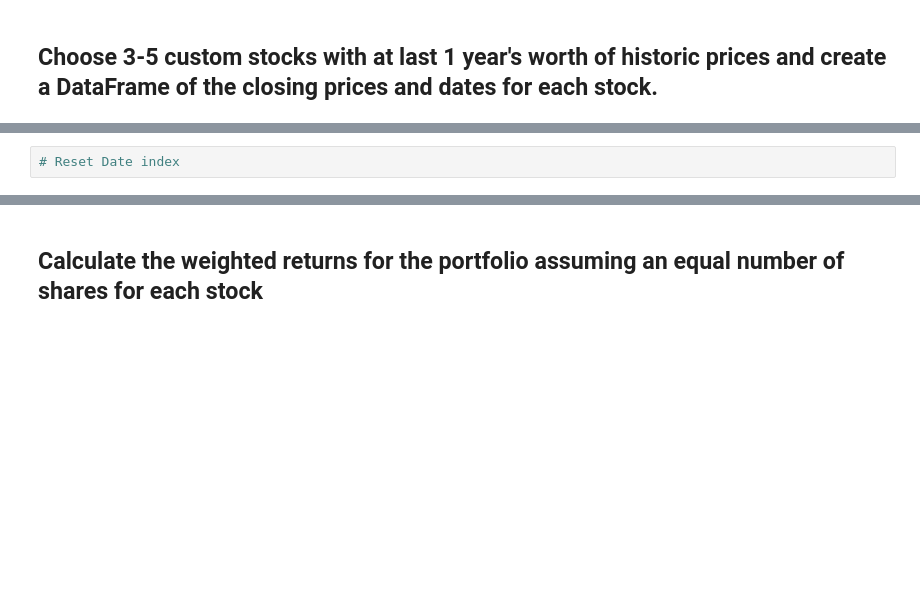
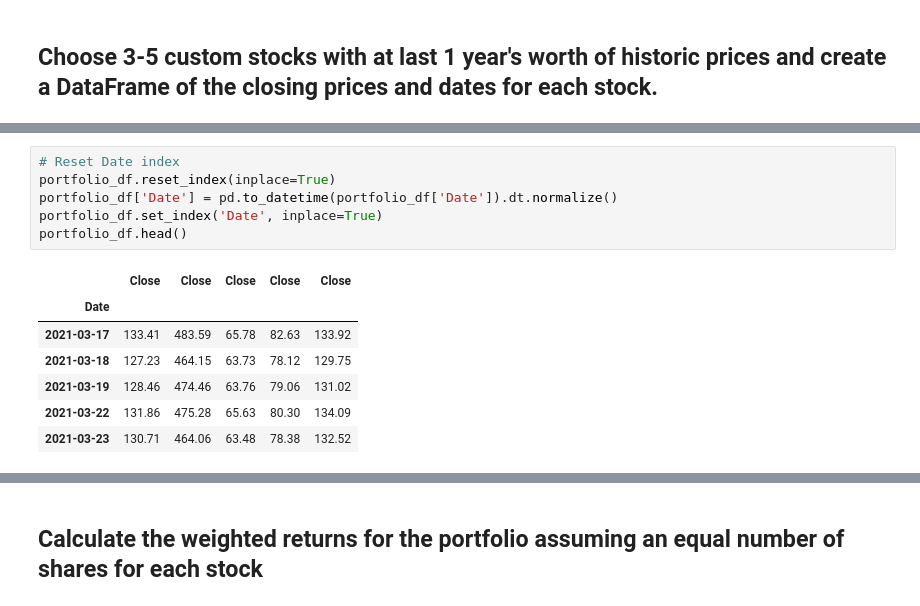
Before and after one commit to adamgulyas/pandas-homework, a Jupyter notebook: whale_analysis.ipynb, the cells around one changed output, grey strips where cells are left out. Drawn from its saved outputs; the diff is of its cells as text; blank space fills up the shorter version.

```diff
--- a/whale_analysis.ipynb
+++ b/whale_analysis.ipynb
@@ -412,4 +423,16 @@ In this section, you will build your own portfolio of stocks, calculate the retu
-# %%
-# Reset Date index
+# %%
+# Reset Date index
+portfolio_df.reset_index(inplace=True)
+portfolio_df['Date'] = pd.to_datetime(portfolio_df['Date']).dt.normalize()
+portfolio_df.set_index('Date', inplace=True)
+portfolio_df.head()
+# %% [output]
+|  | Close | Close | Close | Close | Close |
+| Date |  |  |  |  |  |
+| 2021-03-17 | 133.41 | 483.59 | 65.78 | 82.63 | 133.92 |
+| 2021-03-18 | 127.23 | 464.15 | 63.73 | 78.12 | 129.75 |
+| 2021-03-19 | 128.46 | 474.46 | 63.76 | 79.06 | 131.02 |
+| 2021-03-22 | 131.86 | 475.28 | 65.63 | 80.30 | 134.09 |
+| 2021-03-23 | 130.71 | 464.06 | 63.48 | 78.38 | 132.52 |
 # %%
 # Reorganize portfolio data by having a column per symbol
```
Also changed, not shown: parts of 10 cells of this notebook, 5 other files.
